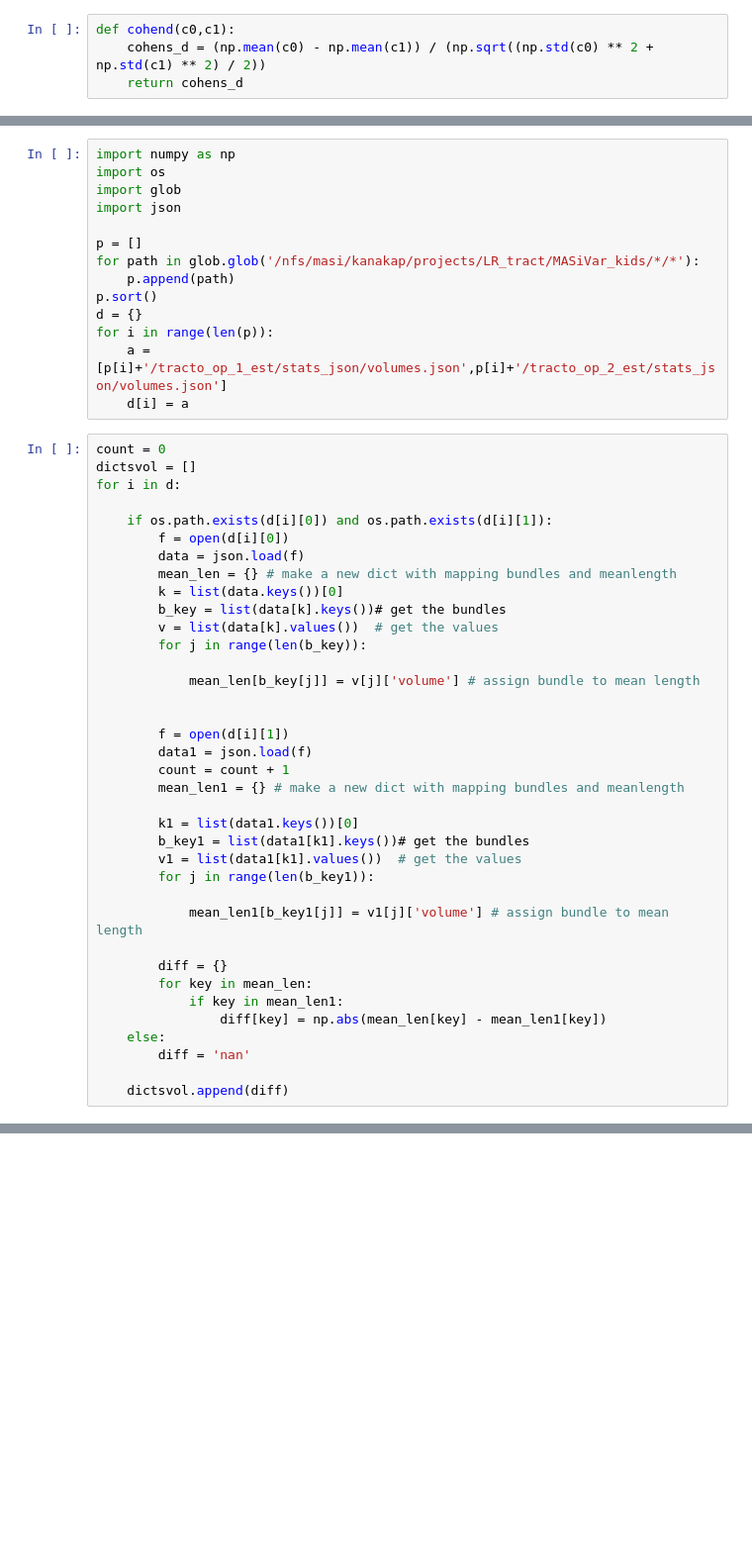
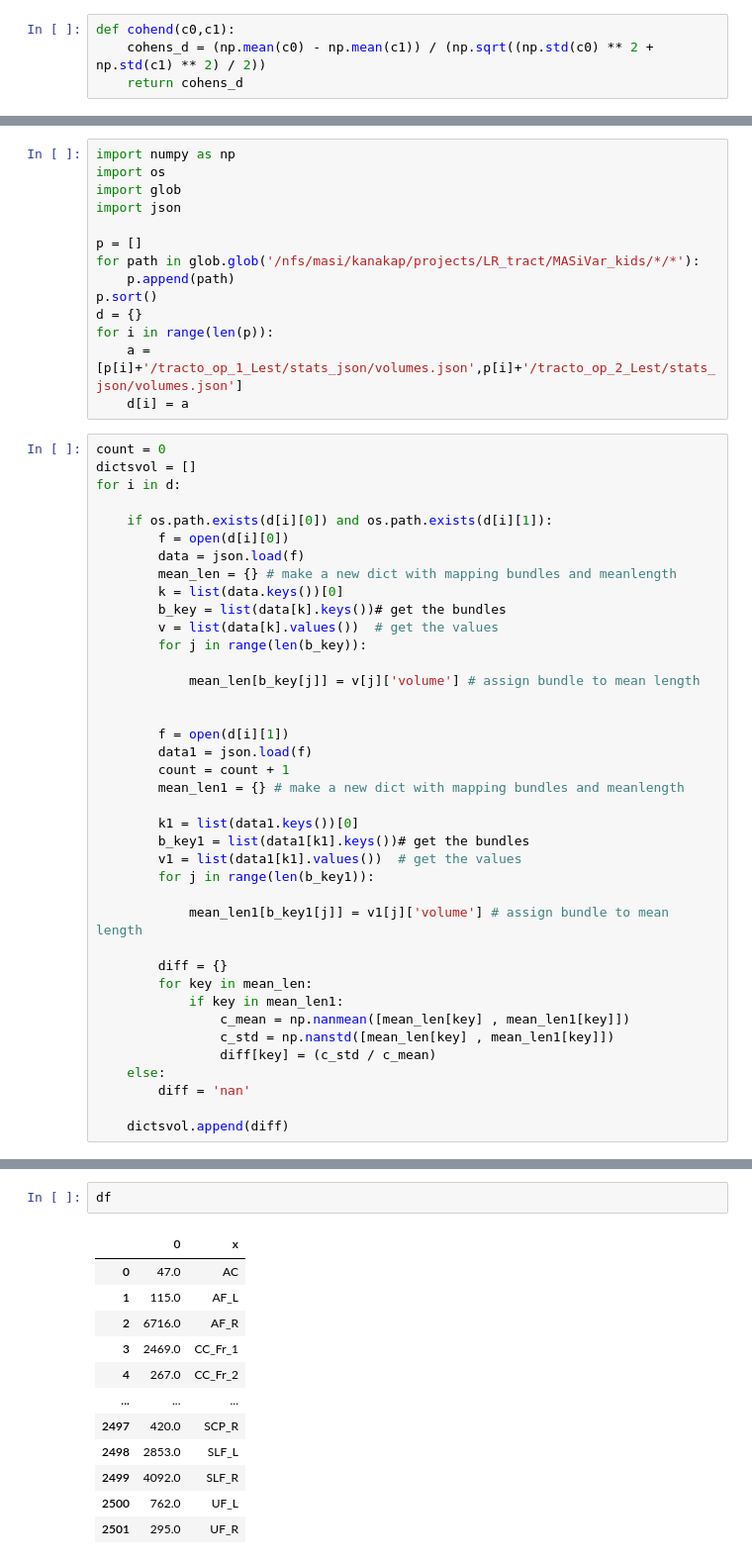
Before and after one commit to MASILab/gradtensor, a Jupyter notebook: src/bundles_plot.ipynb, the cells around one changed output, grey strips where cells are left out. Shown: that part at 99% size. Drawn from its saved outputs; the diff is of its cells as text; blank space fills up the shorter version.

```diff
--- a/src/bundles_plot.ipynb
+++ b/src/bundles_plot.ipynb
@@ -315,7 +317,7 @@ for path in glob.glob('/nfs/masi/kanakap/projects/LR_tract/MASiVar_kids/*/*'):
 p.sort()
 d = {}
 for i in range(len(p)):
-    a = [p[i]+'/tracto_op_1_est/stats_json/volumes.json',p[i]+'/tracto_op_2_est/stats_json/volumes.json']
+    a = [p[i]+'/tracto_op_1_Lest/stats_json/volumes.json',p[i]+'/tracto_op_2_Lest/stats_json/volumes.json']
     d[i] = a
 # %%
 count = 0
@@ -349,7 +351,9 @@ for i in d:
         diff = {}
         for key in mean_len:
             if key in mean_len1:
-                diff[key] = np.abs(mean_len[key] - mean_len1[key])
+                c_mean = np.nanmean([mean_len[key] , mean_len1[key]])
+                c_std = np.nanstd([mean_len[key] , mean_len1[key]])
+                diff[key] = (c_std / c_mean)
     else:
         diff = 'nan'
 
@@ -420,0 +425,15 @@ for key in vol_egrouped.groups:
+# %%
+df
+# %% [output]
+|  | 0 | x |
+| 0 | 47.0 | AC |
+| 1 | 115.0 | AF_L |
+| 2 | 6716.0 | AF_R |
+| 3 | 2469.0 | CC_Fr_1 |
+| 4 | 267.0 | CC_Fr_2 |
+| ... | ... | ... |
+| 2497 | 420.0 | SCP_R |
+| 2498 | 2853.0 | SLF_L |
+| 2499 | 4092.0 | SLF_R |
+| 2500 | 762.0 | UF_L |
+| 2501 | 295.0 | UF_R |
```
Also changed, not shown: parts of 12 cells of this notebook, 2 other files.
